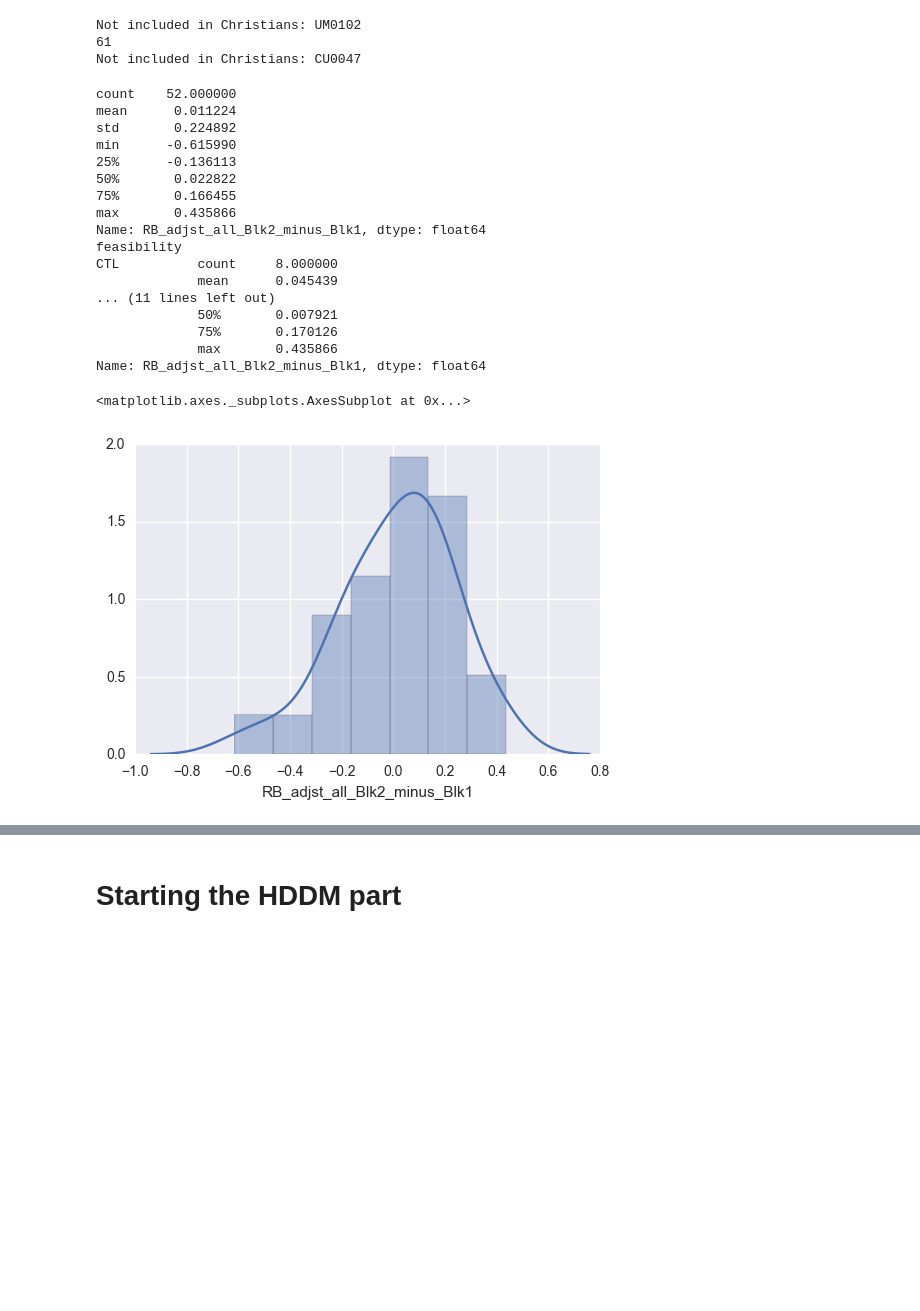
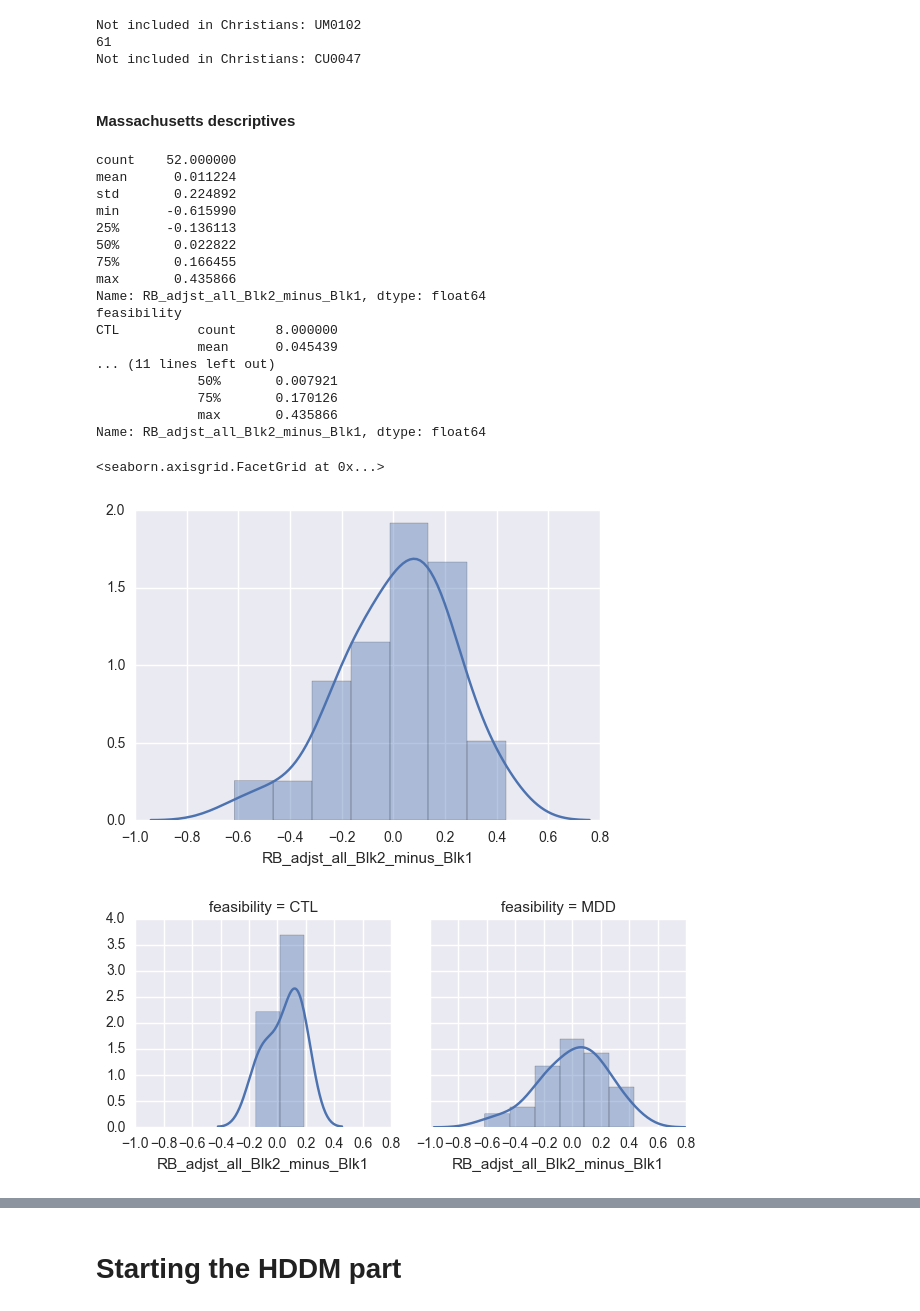
Before and after one commit to vlawlor/EMBARC-PRT, a Jupyter notebook: PRT_Prettier.ipynb, the cells around one changed output, grey strips where cells are left out. Saved outputs shown, nothing was run; the diff lists cells and outputs as text; code cells hidden in the pictures; blank space fills up the shorter version.

Commit message:
more plots

```diff
--- a/PRT_Prettier.ipynb
+++ b/PRT_Prettier.ipynb
@@ -328,38 +329,43 @@ for val in [('Massachusetts','MG'),('Michigan','UM'),('New_York','CU'),('Texas',
 Not included in Christians: UM0102
 61
 Not included in Christians: CU0047
+# %% [markdown]
+#### Massachusetts descriptives
 # %%
-# Dist plot for MA
 df_mg = pd.read_csv('/Users/'+ uname +'/Work/Expts/EMBARC/Data/PRT/Massachusetts_one_sess_stand.csv')
 
 df_mg.loc[df_mg['feasibility'] == 1, 'feasibility'] = 'MDD'
 df_mg.loc[df_mg['feasibility'] == 3, 'feasibility'] = 'MDD'
 df_mg.loc[df_mg['feasibility'] == 5, 'feasibility'] = 'MDD'
 df_mg.loc[df_mg['feasibility'] == 4, 'feasibility'] = 'CTL'
 
 print (df_mg.RB_adjst_all_Blk2_minus_Blk1.describe())
 
 t = df_mg.groupby(['feasibility'])
 print (t.RB_adjst_all_Blk2_minus_Blk1.describe())
 
 sns.distplot(df_mg.RB_adjst_all_Blk2_minus_Blk1.dropna())
+
+group_fig = sns.FacetGrid(data=df_mg.dropna(axis=0,subset=['RB_adjst_all_Blk2_minus_Blk1']),col='feasibility',col_wrap=4)
+group_fig.map(sns.distplot,'RB_adjst_all_Blk2_minus_Blk1')
 # %% [output]
 count    52.000000
 mean      0.011224
 std       0.224892
 min      -0.615990
 25%      -0.136113
 50%       0.022822
 75%       0.166455
 max       0.435866
 Name: RB_adjst_all_Blk2_minus_Blk1, dtype: float64
 feasibility
 CTL          count     8.000000
              mean      0.045439
 ... (11 lines left out)
              50%       0.007921
              75%       0.170126
              max       0.435866
 Name: RB_adjst_all_Blk2_minus_Blk1, dtype: float64
-<matplotlib.axes._subplots.AxesSubplot at 0x...>
+<seaborn.axisgrid.FacetGrid at 0x...>
 [figure]
+[figure, added]
```
Also changed, not shown: parts of 7 cells of this notebook.
